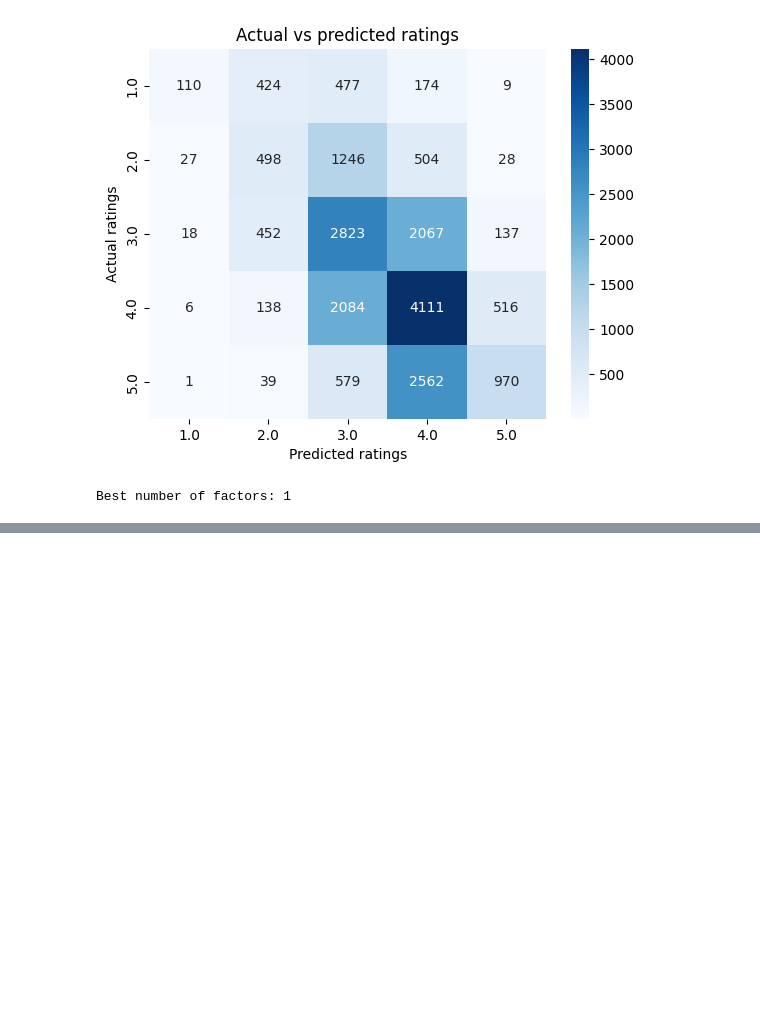
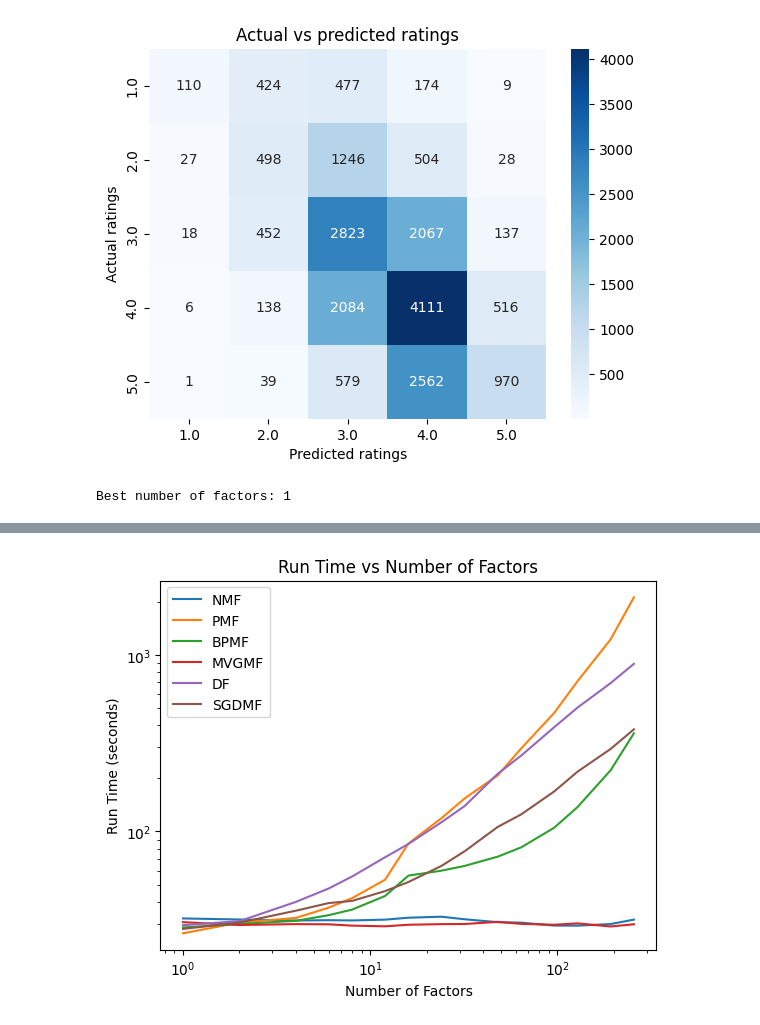
Before and after one commit to minhtuan27/master-thesis, a Jupyter notebook: Experiment/movielens100k.ipynb, the cells around one changed output, grey strips where cells are left out. Drawn from its saved outputs; the diff is of its cells as text; code cells hidden in the pictures; blank space fills up the shorter version.

```diff
--- a/Experiment/movielens100k.ipynb
+++ b/Experiment/movielens100k.ipynb
@@ -1067,0 +1075,24 @@ predictions_df.to_csv('Results/ML100K/SGDMF/Predictions.csv', index=False)
+# %%
+nmf_num_factors = pd.read_csv('Results/ML100K/NMF/num_factors.csv')
+nmf_results = pd.read_csv('Results/ML100K/NMF/Results.csv')
+nmf_predictions = pd.read_csv('Results/ML100K/NMF/Predictions.csv')
+
+pmf_num_factors = pd.read_csv('Results/ML100K/PMF/num_factors.csv')
+pmf_results = pd.read_csv('Results/ML100K/PMF/Results.csv')
+pmf_predictions = pd.read_csv('Results/ML100K/PMF/Predictions.csv')
+
+bpmf_num_factors = pd.read_csv('Results/ML100K/BPMF/num_factors.csv')
+bpmf_results = pd.read_csv('Results/ML100K/BPMF/Results.csv')
+bpmf_predictions = pd.read_csv('Results/ML100K/BPMF/Predictions.csv')
+
+mvgmf_num_factors = pd.read_csv('Results/ML100K/MVGMF/num_factors.csv')
+mvgmf_results = pd.read_csv('Results/ML100K/MVGMF/Results.csv')
+mvgmf_predictions = pd.read_csv('Results/ML100K/MVGMF/Predictions.csv')
+
+df_num_factors = pd.read_csv('Results/ML100K/DF/num_factors.csv')
+df_results = pd.read_csv('Results/ML100K/DF/Results.csv')
+df_predictions = pd.read_csv('Results/ML100K/DF/Predictions.csv')
+
+sgdmf_num_factors = pd.read_csv('Results/ML100K/SGDMF/num_factors.csv')
+sgdmf_results = pd.read_csv('Results/ML100K/SGDMF/Results.csv')
+sgdmf_predictions = pd.read_csv('Results/ML100K/SGDMF/Predictions.csv')
@@ -1067,0 +1128,15 @@ predictions_df.to_csv('Results/ML100K/SGDMF/Predictions.csv', index=False)
+# %%
+plt.loglog(nmf_num_factors['num_factors'], nmf_num_factors['time_taken'], label='NMF')
+plt.loglog(pmf_num_factors['num_factors'], pmf_num_factors['time_taken'], label='PMF')
+plt.loglog(bpmf_num_factors['num_factors'], bpmf_num_factors['time_taken'], label='BPMF')
+plt.loglog(mvgmf_num_factors['num_factors'], mvgmf_num_factors['time_taken'], label='MVGMF')
+plt.loglog(df_num_factors['num_factors'], df_num_factors['time_taken'], label='DF')
+plt.loglog(sgdmf_num_factors['num_factors'], sgdmf_num_factors['time_taken'], label='SGDMF')
+
+plt.xlabel('Number of Factors')
+plt.ylabel('Run Time (seconds)')
+plt.title('Run Time vs Number of Factors')
+plt.legend()
+plt.show()
+# %% [output]
+[figure, added]
```
Also changed, not shown: parts of 11 cells of this notebook, 17 other files.
